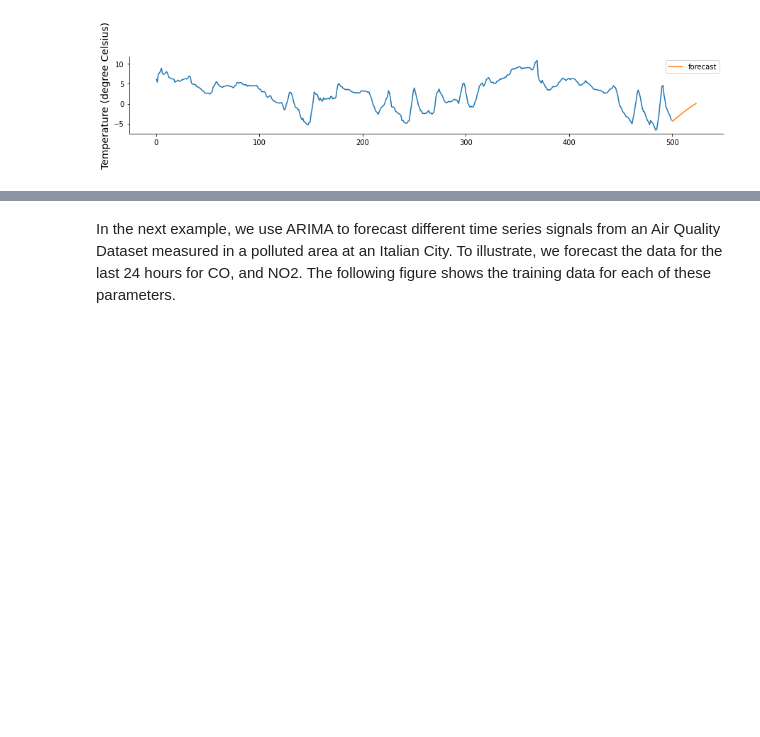
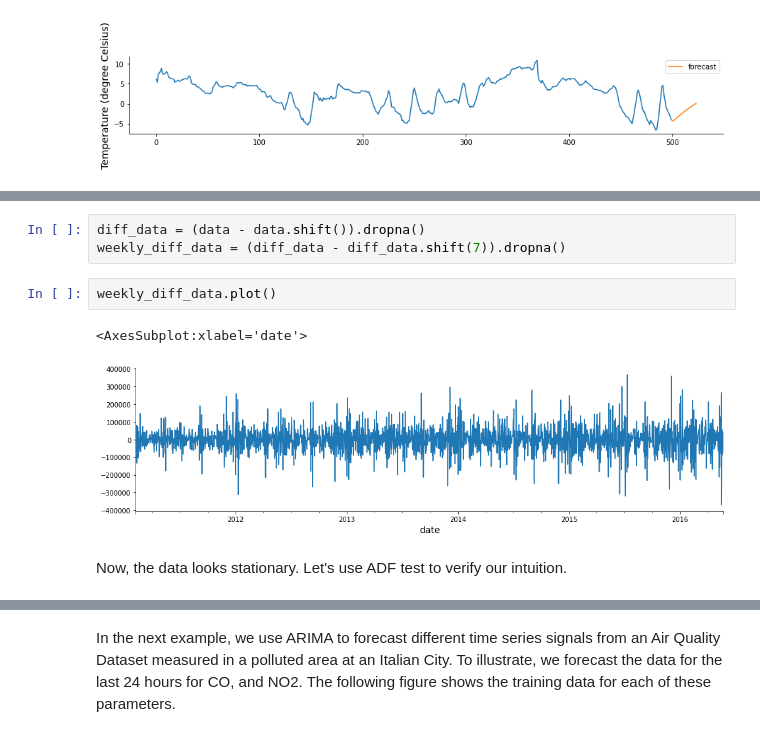
Before and after one commit to norbertgerena/time_series_handbook, a Jupyter notebook: 01_AutoRegressiveIntegratedMovingAverage/01_AutoRegressiveIntegratedMovingAverage.ipynb, the cells around one changed output, grey strips where cells are left out. Cells and saved outputs as stored; diff of their text form; blank space fills up the shorter version.

```diff
--- a/01_AutoRegressiveIntegratedMovingAverage/01_AutoRegressiveIntegratedMovingAverage.ipynb
+++ b/01_AutoRegressiveIntegratedMovingAverage/01_AutoRegressiveIntegratedMovingAverage.ipynb
@@ -977,0 +1047,10 @@ plt.show()
+# %%
+diff_data = (data - data.shift()).dropna()
+weekly_diff_data = (diff_data - diff_data.shift(7)).dropna()
+# %%
+weekly_diff_data.plot()
+# %% [output]
+<AxesSubplot:xlabel='date'>
+[figure, added]
+# %% [markdown]
+Now, the data looks stationary. Let's use ADF test to verify our intuition.
```
Also changed, not shown: parts of 51 cells of this notebook.
